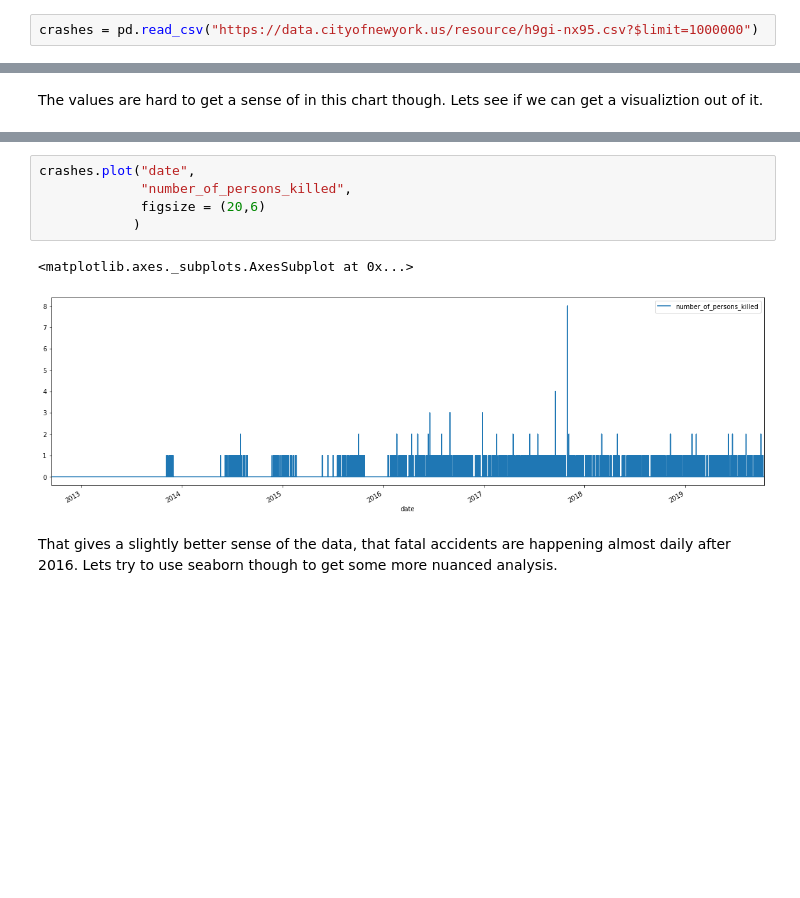
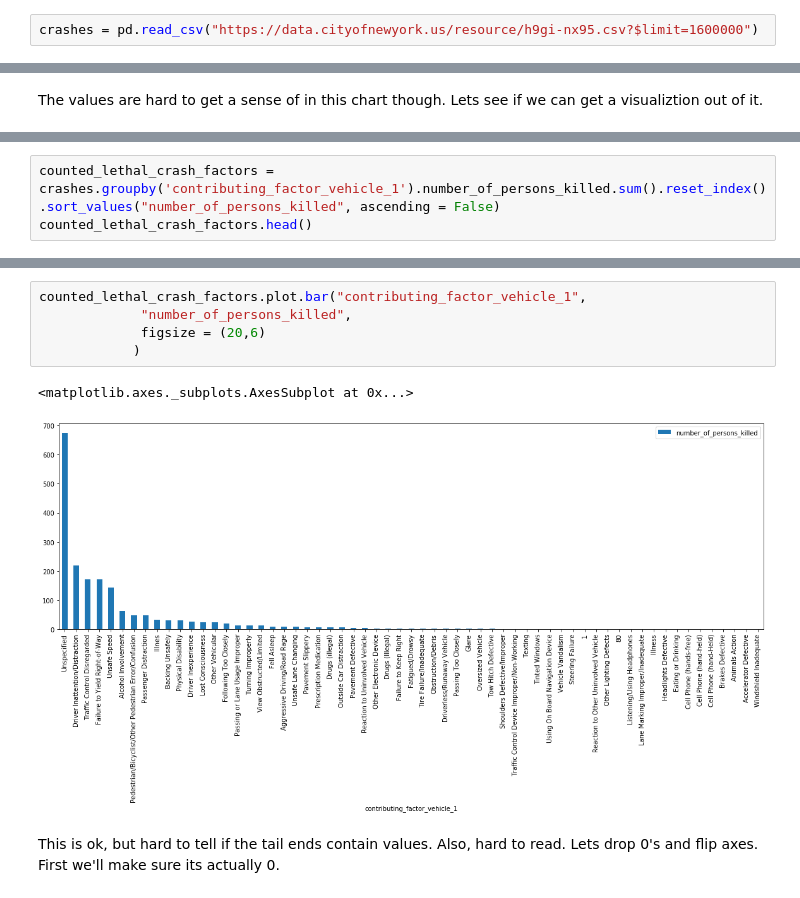
Before and after one commit to yuleidner/Katz_Data_Analytics, a Jupyter notebook: M7/M7 PROJECT.ipynb, the cells around one changed output, grey strips where cells are left out. Saved outputs shown, nothing was run; the diff lists cells and outputs as text; blank space fills up the shorter version.

```diff
--- a/M7/M7 PROJECT.ipynb
+++ b/M7/M7 PROJECT.ipynb
@@ -26,5 +30,5 @@ data_dict
 # %%
-crashes = pd.read_csv("https://data.cityofnewyork.us/resource/h9gi-nx95.csv?$limit=1000000")
+crashes = pd.read_csv("https://data.cityofnewyork.us/resource/h9gi-nx95.csv?$limit=1600000")
 # %%
 crashes.info()
 # %% [output]
@@ -234,0 +347,3 @@ To register the converters:
+# %%
+counted_lethal_crash_factors = crashes.groupby('contributing_factor_vehicle_1').number_of_persons_killed.sum().reset_index().sort_values("number_of_persons_killed", ascending = False)
+counted_lethal_crash_factors.head()
@@ -235,10 +357,11 @@ To register the converters:
 # %%
-crashes.plot("date",
+counted_lethal_crash_factors.plot.bar("contributing_factor_vehicle_1",
              "number_of_persons_killed",
              figsize = (20,6)
             )
 # %% [output]
 <matplotlib.axes._subplots.AxesSubplot at 0x...>
-[figure, old version]
+[figure, new version]
-# %% [markdown]
-That gives a slightly better sense of the data, that fatal accidents are happening almost daily after 2016. Lets try to use seaborn though to get some more nuanced analysis.
+# %% [markdown]
+This is ok, but hard to tell if the tail ends contain values. Also, hard to read. Lets drop 0's and flip axes.
+First we'll make sure its actually 0.
```
Also changed, not shown: parts of 46 cells of this notebook, 1 other file.
